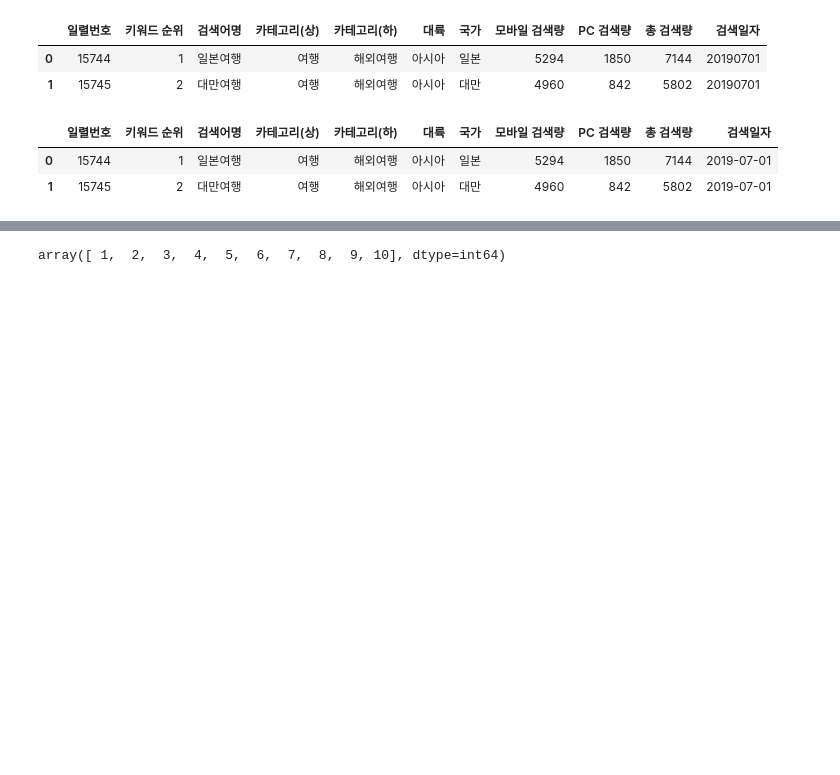
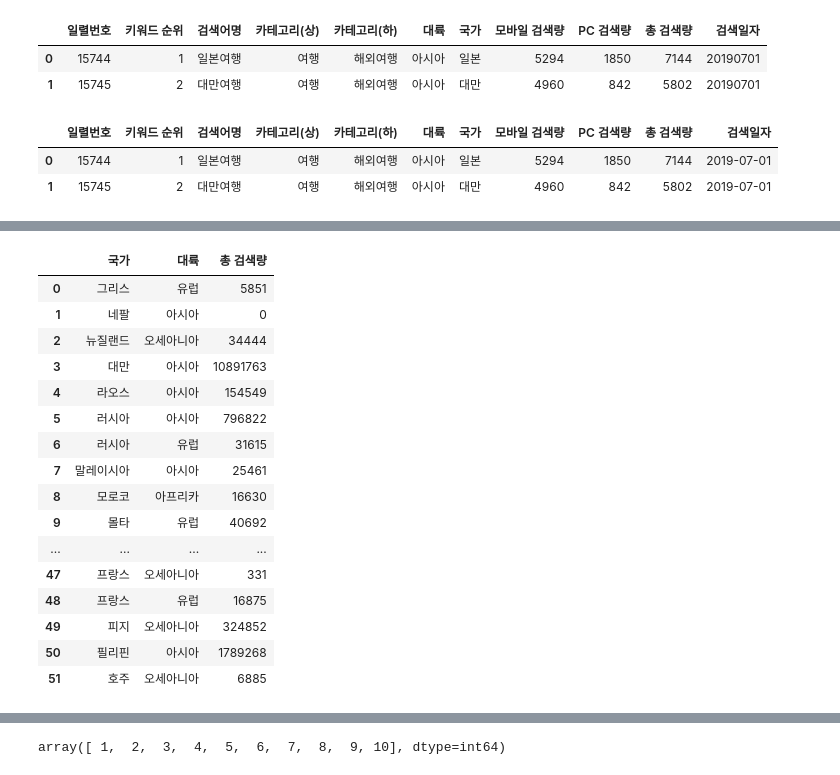
Before and after one commit to choeyeonu2411/travel-app, a Jupyter notebook: travel.ipynb, the cells around one changed output, grey strips where cells are left out. Saved outputs shown, nothing was run; the diff lists cells and outputs as text; code cells hidden in the pictures; blank space fills up the shorter version.

```diff
--- a/travel.ipynb
+++ b/travel.ipynb
@@ -80,0 +79,22 @@ df[df['총 검색량'] == 0]
+# %%
+df_world=df.groupby(['국가','대륙'])['총 검색량'].sum().reset_index()
+# %%
+df_world
+# %% [output]
+|  | 국가 | 대륙 | 총 검색량 |
+| 0 | 그리스 | 유럽 | 5851 |
+| 1 | 네팔 | 아시아 | 0 |
+| 2 | 뉴질랜드 | 오세아니아 | 34444 |
+| 3 | 대만 | 아시아 | 10891763 |
+| 4 | 라오스 | 아시아 | 154549 |
+| 5 | 러시아 | 아시아 | 796822 |
+| 6 | 러시아 | 유럽 | 31615 |
+| 7 | 말레이시아 | 아시아 | 25461 |
+| 8 | 모로코 | 아프리카 | 16630 |
+| 9 | 몰타 | 유럽 | 40692 |
+| ... | ... | ... | ... |
+| 47 | 프랑스 | 오세아니아 | 331 |
+| 48 | 프랑스 | 유럽 | 16875 |
+| 49 | 피지 | 오세아니아 | 324852 |
+| 50 | 필리핀 | 아시아 | 1789268 |
+| 51 | 호주 | 오세아니아 | 6885 |
```
Also changed, not shown: parts of 7 cells of this notebook, 3 other files.
